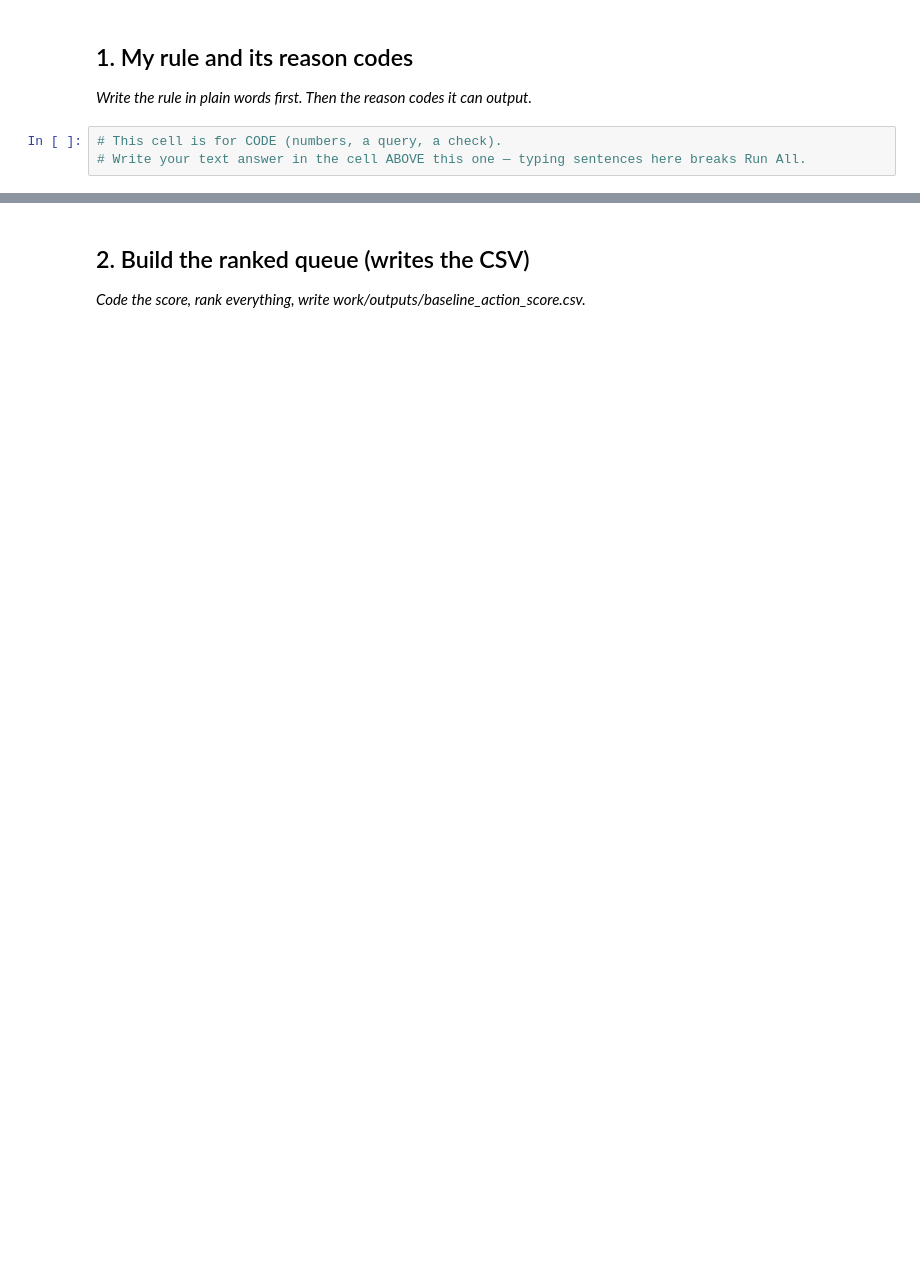
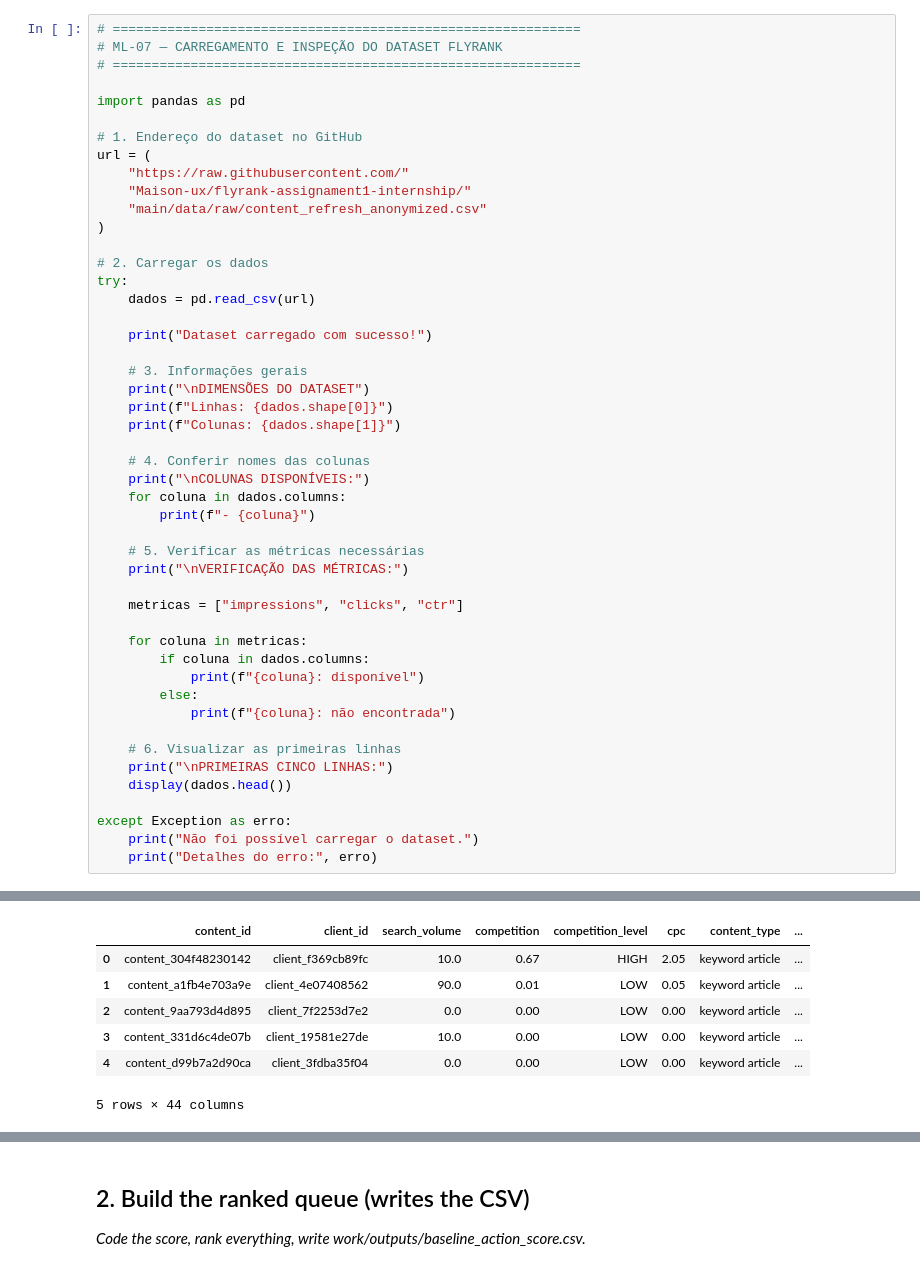
Before and after one commit to Maison-ux/flyrank-assignament1-internship, a Jupyter notebook: work/notebooks/w04_baseline_score.ipynb, the cells around one changed output, grey strips where cells are left out. Cells and saved outputs as stored; diff of their text form; blank space fills up the shorter version.

```diff
--- a/work/notebooks/w04_baseline_score.ipynb
+++ b/work/notebooks/w04_baseline_score.ipynb
@@ -6,10 +6,52 @@
 This skeleton is yours to fill. Work the sections **in order** — each one has a one-line hint. Simple words, honest numbers.
 
 > Working with an AI assistant? Tell it to read `skills/README.md` first and load the one skill this assignment names on its card.
-# %% [markdown]
-## 1. My rule and its reason codes
-
-*Write the rule in plain words first. Then the reason codes it can output.*
-# %%
-# This cell is for CODE (numbers, a query, a check).
-# Write your text answer in the cell ABOVE this one — typing sentences here breaks Run All.
+# %%
+# ============================================================
+# ML-07 — CARREGAMENTO E INSPEÇÃO DO DATASET FLYRANK
+# ============================================================
+
+import pandas as pd
+
+# 1. Endereço do dataset no GitHub
+url = (
+    "https://raw.githubusercontent.com/"
+    "Maison-ux/flyrank-assignament1-internship/"
+    "main/data/raw/content_refresh_anonymized.csv"
+)
+
+# 2. Carregar os dados
+try:
+    dados = pd.read_csv(url)
+
+    print("Dataset carregado com sucesso!")
+
+    # 3. Informações gerais
+    print("\nDIMENSÕES DO DATASET")
+    print(f"Linhas: {dados.shape[0]}")
+    print(f"Colunas: {dados.shape[1]}")
+
+    # 4. Conferir nomes das colunas
+    print("\nCOLUNAS DISPONÍVEIS:")
+    for coluna in dados.columns:
+        print(f"- {coluna}")
+
+    # 5. Verificar as métricas necessárias
+    print("\nVERIFICAÇÃO DAS MÉTRICAS:")
+
+    metricas = ["impressions", "clicks", "ctr"]
+
+    for coluna in metricas:
+        if coluna in dados.columns:
+            print(f"{coluna}: disponível")
+        else:
+            print(f"{coluna}: não encontrada")
+
+    # 6. Visualizar as primeiras linhas
+    print("\nPRIMEIRAS CINCO LINHAS:")
+    display(dados.head())
+
+except Exception as erro:
+    print("Não foi possível carregar o dataset.")
+    print("Detalhes do erro:", erro)
+# %% [output]
@@ -15,0 +75,7 @@ This skeleton is yours to fill. Work the sections **in order** — each one has
+|  | content_id | client_id | search_volume | competition | competition_level | cpc | content_type | ... |
+| 0 | content_304f48230142 | client_f369cb89fc | 10.0 | 0.67 | HIGH | 2.05 | keyword article | ... |
+| 1 | content_a1fb4e703a9e | client_4e07408562 | 90.0 | 0.01 | LOW | 0.05 | keyword article | ... |
+| 2 | content_9aa793d4d895 | client_7f2253d7e2 | 0.0 | 0.00 | LOW | 0.00 | keyword article | ... |
+| 3 | content_331d6c4de07b | client_19581e27de | 10.0 | 0.00 | LOW | 0.00 | keyword article | ... |
+| 4 | content_d99b7a2d90ca | client_3fdba35f04 | 0.0 | 0.00 | LOW | 0.00 | keyword article | ... |
+5 rows × 44 columns
```
Also changed, not shown: parts of 29 cells of this notebook.
